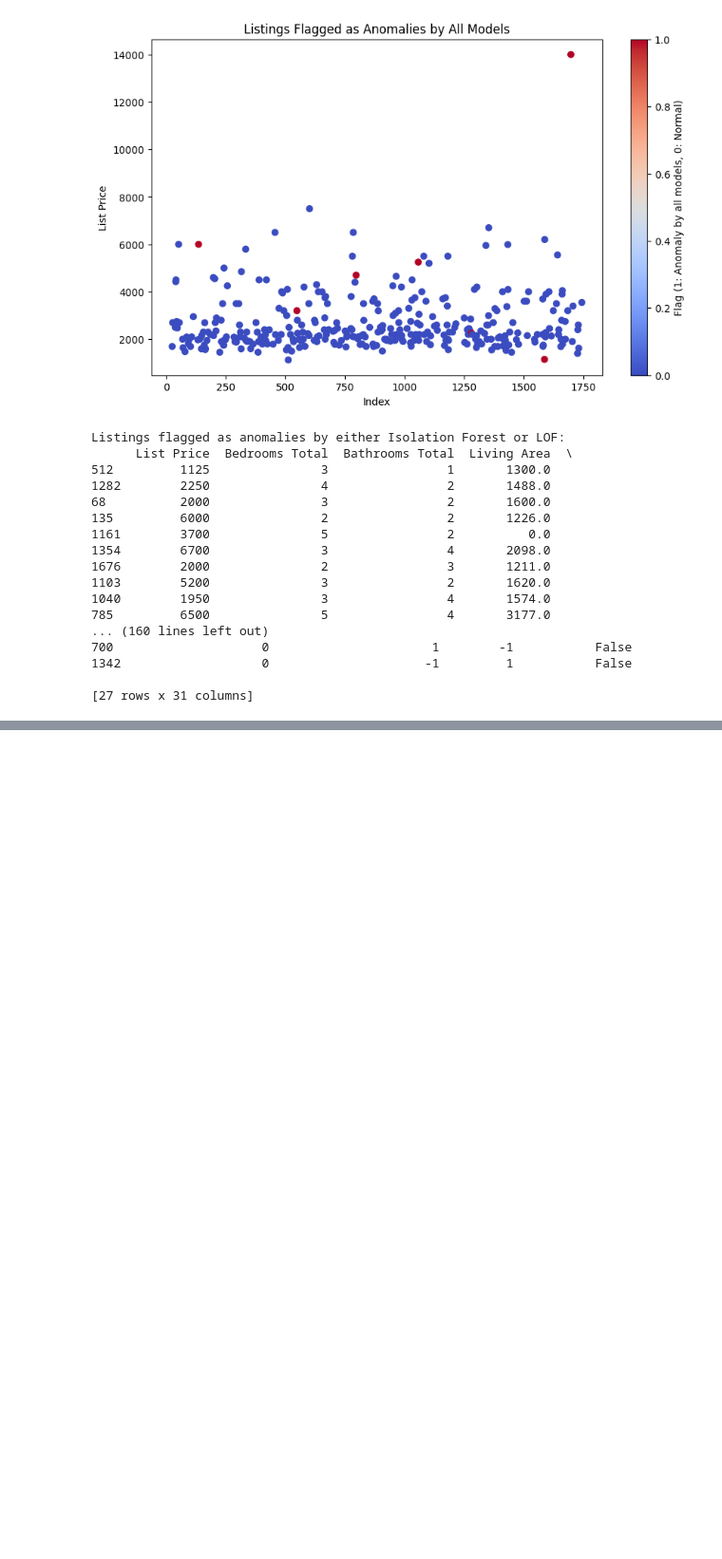
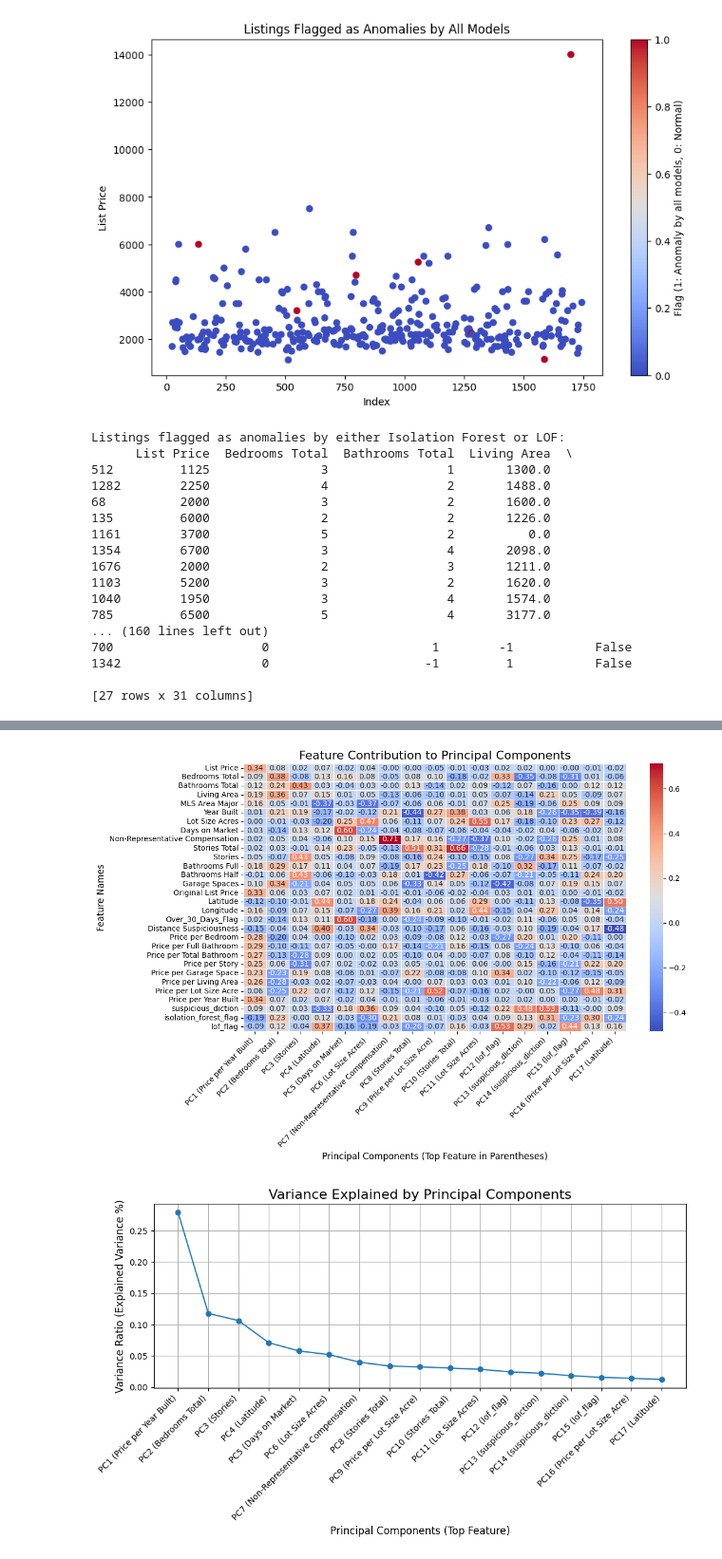
Before and after one commit to MikeMan161/2024-AI4Good-Hackathon, a Jupyter notebook: Apartment_Scam_Detection_Project.ipynb, the cells around one changed output, grey strips where cells are left out. Shown at 95% size. Cells and saved outputs as stored; diff of their text form; code cells hidden in the pictures; blank space fills up the shorter version.

```diff
--- a/Apartment_Scam_Detection_Project.ipynb
+++ b/Apartment_Scam_Detection_Project.ipynb
@@ -950,0 +956,35 @@ plt.show()
+# %%
+# Get the top contributing features for each principal component
+top_features_per_pc = []
+for i in range(pca.components_.shape[0]):
+    top_feature_index = np.argmax(np.abs(pca.components_[i]))
+    top_feature = numeric_features[top_feature_index]
+    top_features_per_pc.append(top_feature)
+
+# Create more descriptive principal component labels
+pca_columns_descriptive = [f'PC{i+1} ({top_features_per_pc[i]})' for i in range(len(pca_columns))]
+
+# Update the heatmap with descriptive labels
+plt.figure(figsize=(12, 8))
+sns.heatmap(contributions_df, cmap='coolwarm', annot=True, fmt='.2f', linewidths=0.5)
+plt.title('Feature Contribution to Principal Components', fontsize=16)
+plt.xlabel('Principal Components (Top Feature in Parentheses)', fontsize=12)
+plt.ylabel('Feature Names', fontsize=12)
+plt.xticks(ticks=np.arange(len(pca_columns_descriptive)) + 0.5, labels=pca_columns_descriptive, rotation=45, ha='right')
+plt.yticks(rotation=0)
+plt.tight_layout()  # Adjust layout to prevent overlap
+plt.show()
+
+# Use descriptive labels for the principal components in the explained variance plot
+plt.figure(figsize=(10, 6))
+plt.plot(range(1, len(pca.explained_variance_ratio_) + 1), pca.explained_variance_ratio_, marker='o')
+plt.title('Variance Explained by Principal Components', fontsize=16)
+plt.xlabel('Principal Components (Top Feature)', fontsize=12)
+plt.ylabel('Variance Ratio (Explained Variance %)', fontsize=12)
+plt.xticks(ticks=np.arange(1, len(pca_columns_descriptive) + 1), labels=pca_columns_descriptive, rotation=45, ha='right')
+plt.grid(True)
+plt.tight_layout()  # Ensure layout doesn't overlap
+plt.show()
+# %% [output]
+[figure, added]
+[figure, added]
```
Also changed, not shown: parts of 1 cell of this notebook.
